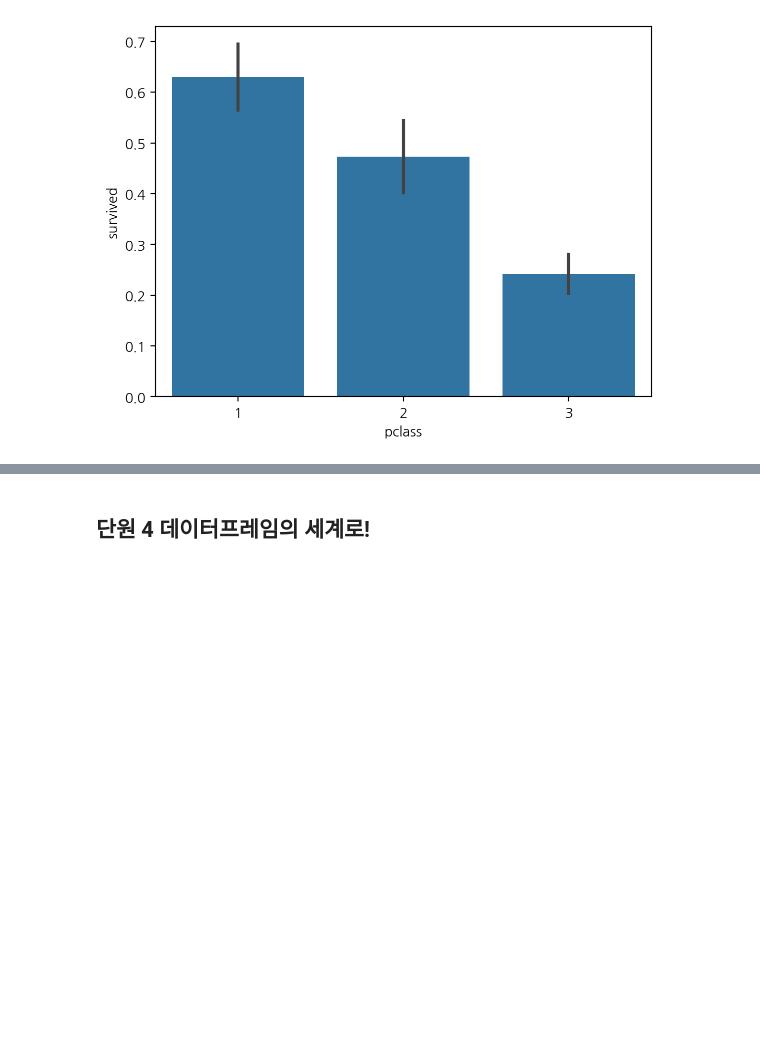
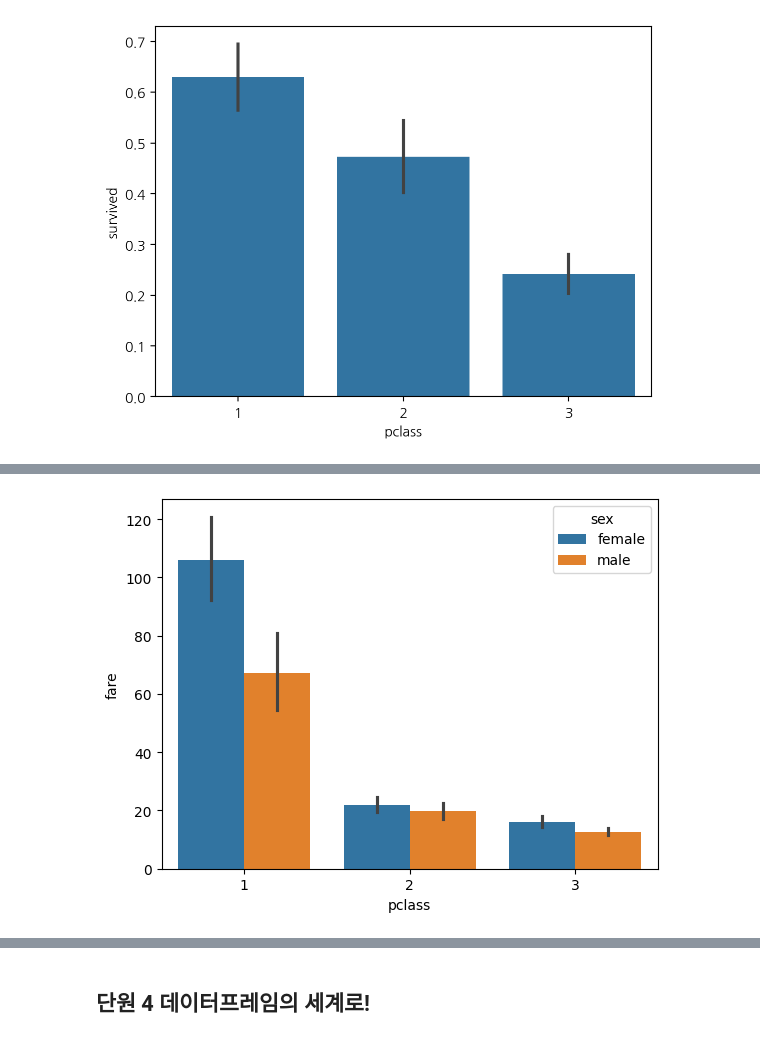
Before and after one commit to ai7dnn/2024-1-my-BDA, a Jupyter notebook: inclass/02w_0318_mon_dataframe_basic.ipynb, the cells around one changed output, grey strips where cells are left out. Cells and saved outputs as stored; diff of their text form; code cells hidden in the pictures; blank space fills up the shorter version.

```diff
--- a/inclass/02w_0318_mon_dataframe_basic.ipynb
+++ b/inclass/02w_0318_mon_dataframe_basic.ipynb
@@ -205,0 +214,4 @@ sns.barplot(x="pclass", y="survived", hue="sex", data=titanic);
+# %%
+sns.barplot(titanic, x="pclass", y="fare", hue="sex");
+# %% [output]
+[figure, added]
```
Also changed, not shown: parts of 8 cells of this notebook.
